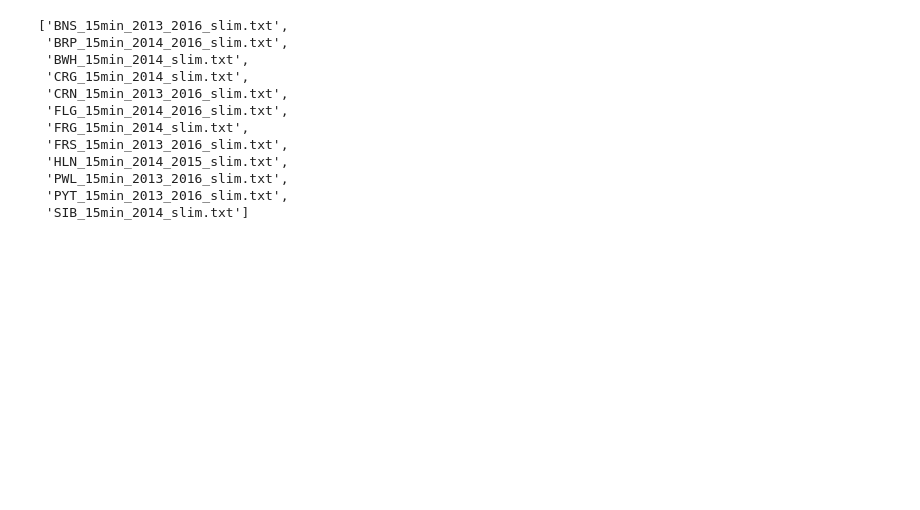
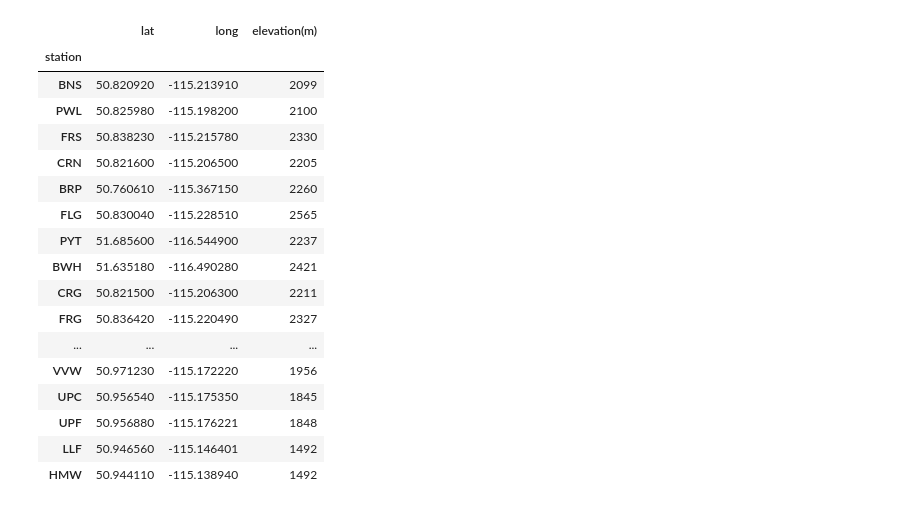
Before and after one commit to NicWayand/CRHO, a Jupyter notebook: Import_QCed_telemetry_to_netcdf_refactor.ipynb, the cells around one changed output. Drawn from its saved outputs; the diff is of its cells as text; code cells hidden in the pictures; blank space fills up the shorter version.

```diff
--- a/Import_QCed_telemetry_to_netcdf_refactor.ipynb
+++ b/Import_QCed_telemetry_to_netcdf_refactor.ipynb
@@ -57,21 +88,27 @@ num_files = len(content)
 # %%
 # Read in metadata (all stations)
 metadata = pd.read_csv(meta_data_file,index_col='station')
-# %%
-content
-# %% [output]
-['BNS_15min_2013_2016_slim.txt',
- 'BRP_15min_2014_2016_slim.txt',
- 'BWH_15min_2014_slim.txt',
- 'CRG_15min_2014_slim.txt',
- 'CRN_15min_2013_2016_slim.txt',
- 'FLG_15min_2014_2016_slim.txt',
- 'FRG_15min_2014_slim.txt',
- 'FRS_15min_2013_2016_slim.txt',
- 'HLN_15min_2014_2015_slim.txt',
- 'PWL_15min_2013_2016_slim.txt',
- 'PYT_15min_2013_2016_slim.txt',
- 'SIB_15min_2014_slim.txt']
+# %%
+metadata
+# %% [output]
+|  | lat | long | elevation(m) |
+| station |  |  |  |
+| BNS | 50.820920 | -115.213910 | 2099 |
+| PWL | 50.825980 | -115.198200 | 2100 |
+| FRS | 50.838230 | -115.215780 | 2330 |
+| CRN | 50.821600 | -115.206500 | 2205 |
+| BRP | 50.760610 | -115.367150 | 2260 |
+| FLG | 50.830040 | -115.228510 | 2565 |
+| PYT | 51.685600 | -116.544900 | 2237 |
+| BWH | 51.635180 | -116.490280 | 2421 |
+| CRG | 50.821500 | -115.206300 | 2211 |
+| FRG | 50.836420 | -115.220490 | 2327 |
+| ... | ... | ... | ... |
+| VVW | 50.971230 | -115.172220 | 1956 |
+| UPC | 50.956540 | -115.175350 | 1845 |
+| UPF | 50.956880 | -115.176221 | 1848 |
+| LLF | 50.946560 | -115.146401 | 1492 |
+| HMW | 50.944110 | -115.138940 | 1492 |
 # %%
 # Initalize stuff
 c_dict = {}
```
Also changed, not shown: parts of 19 cells of this notebook, 6 other files.
